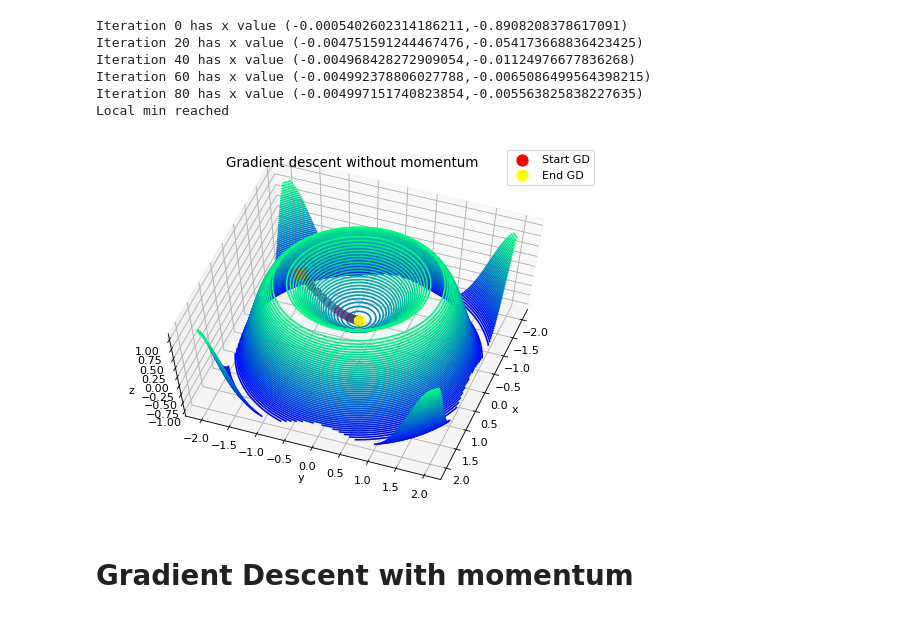
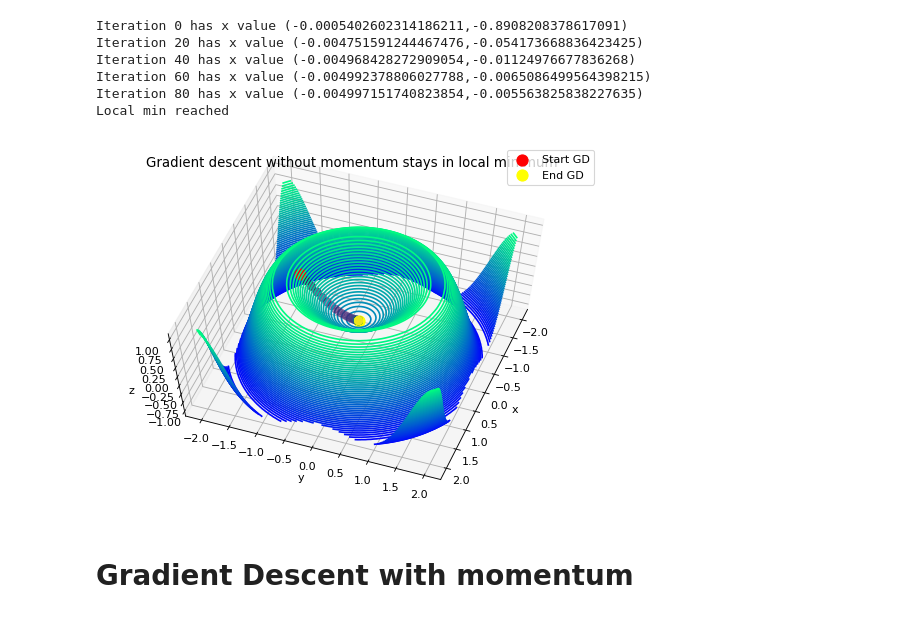
Before and after one commit to Apiquet/fcn_from_scratch, a Jupyter notebook: perturbation_approach/gradient_descent_3D.ipynb, the cells around one changed output. Saved outputs shown, nothing was run; the diff lists cells and outputs as text; code cells hidden in the pictures.

```diff
--- a/perturbation_approach/gradient_descent_3D.ipynb
+++ b/perturbation_approach/gradient_descent_3D.ipynb
@@ -76,20 +76,20 @@ Local min reached
 # %%
 fig = plt.figure(num=None, figsize=(8, 6), dpi=80, facecolor='w', edgecolor='k')
 ax = plt.axes(projection='3d')
 color = [item/255 for item in list(range(len(steps_x)))]
 ax.scatter(steps_x, steps_y, steps_z, s=50, c=color)
 ax.scatter(steps_x[0], steps_y[0], steps_z[0], s=100, c='red', label='Start GD')
 ax.scatter(steps_x[-1], steps_y[-1], steps_z[-1], s=100, c='yellow', label='End GD')
 ax.contour3D(X, Y, Z, 50, cmap='winter')
-plt.title('Gradient descent without momentum')
+plt.title('Gradient descent without momentum stays in local minimum')
 plt.legend()
 ax.set_xlabel('x')
 ax.set_ylabel('y')
 ax.set_zlabel('z')
 ax.view_init(65, 20)
 fig.savefig('../plots/3D_GD_without_momentum.png')
 # %% [output]
-[figure, old version]
+[figure, new version]
 # %% [markdown]
 # Gradient Descent with momentum
 # %%
```
Also changed, not shown: parts of 1 cell of this notebook, 4 other files.
